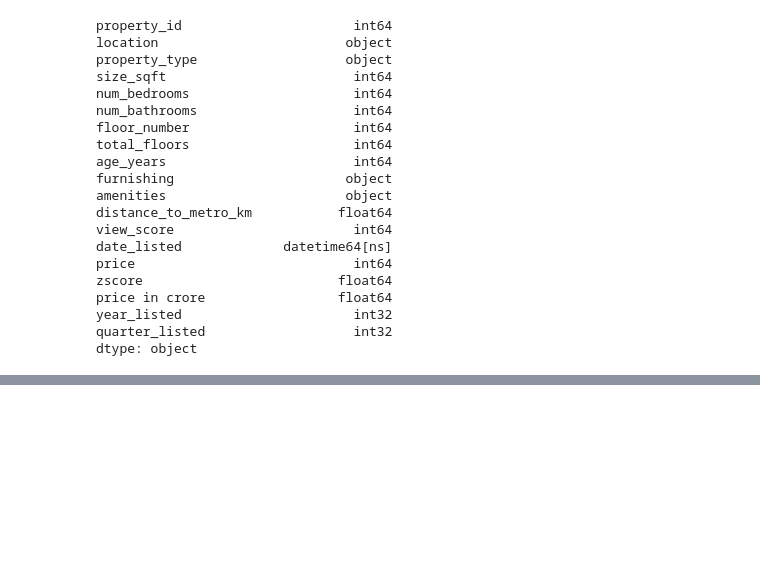
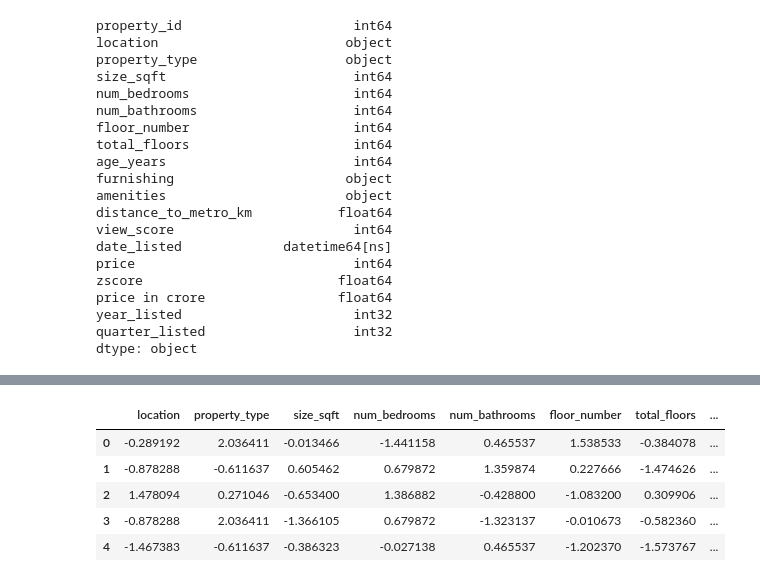
Before and after one commit to RDC28/ds-notes, a Jupyter notebook: ML/realty_EDA.ipynb, the cells around one changed output, grey strips where cells are left out. Cells and saved outputs as stored; diff of their text form; code cells hidden in the pictures; blank space fills up the shorter version.

```diff
--- a/EDA/realty_EDA.ipynb
+++ b/ML/realty_EDA.ipynb
@@ -502,10 +506,19 @@ X = df_final[['location', 'property_type', 'size_sqft', 'num_bedrooms',
        'year_listed', 'quarter_listed','pool', 'lift', 'garden', 'gym',
        'parking', 'clubhouse', 'security']]
 y = df_final["price in crore"]
+# %%
+from sklearn.preprocessing import LabelEncoder
+
+le = LabelEncoder()
+
+X.loc[:, 'location'] = le.fit_transform(X['location'])
+X.loc[:, 'furnishing'] = le.fit_transform(X['furnishing'])
+X.loc[:, 'property_type'] = le.fit_transform(X['property_type'])
 # %%
 from sklearn.preprocessing import StandardScaler
 from sklearn.model_selection import train_test_split
 
 sc = StandardScaler()
-X = sc.fit_transform(X)
-y = sc.fit_transform(y)
+
+X = pd.DataFrame(sc.fit_transform(X), columns=X.columns)
+y = sc.fit_transform(pd.DataFrame(y))
@@ -532,0 +535,9 @@ df_final.head()
+# %%
+X.head()
+# %% [output]
+|  | location | property_type | size_sqft | num_bedrooms | num_bathrooms | floor_number | total_floors | ... |
+| 0 | -0.289192 | 2.036411 | -0.013466 | -1.441158 | 0.465537 | 1.538533 | -0.384078 | ... |
+| 1 | -0.878288 | -0.611637 | 0.605462 | 0.679872 | 1.359874 | 0.227666 | -1.474626 | ... |
+| 2 | 1.478094 | 0.271046 | -0.653400 | 1.386882 | -0.428800 | -1.083200 | 0.309906 | ... |
+| 3 | -0.878288 | 2.036411 | -1.366105 | 0.679872 | -1.323137 | -0.010673 | -0.582360 | ... |
+| 4 | -1.467383 | -0.611637 | -0.386323 | -0.027138 | 0.465537 | -1.202370 | -1.573767 | ... |
```
Also changed, not shown: parts of 6 cells of this notebook, 2 other files.
